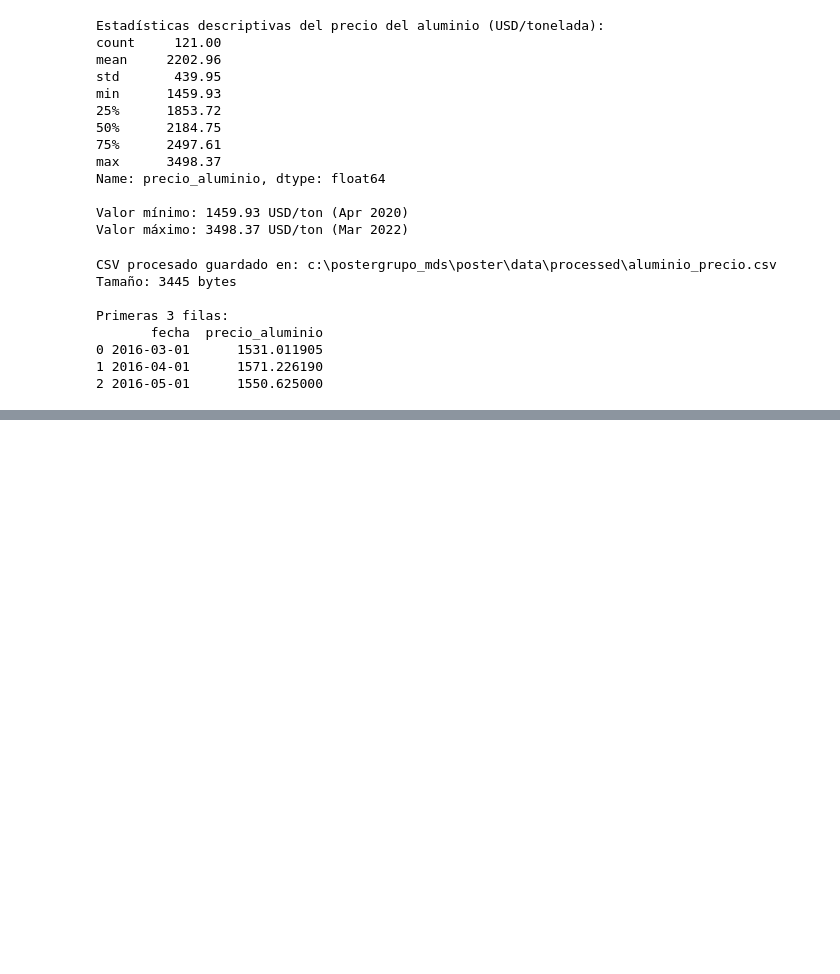
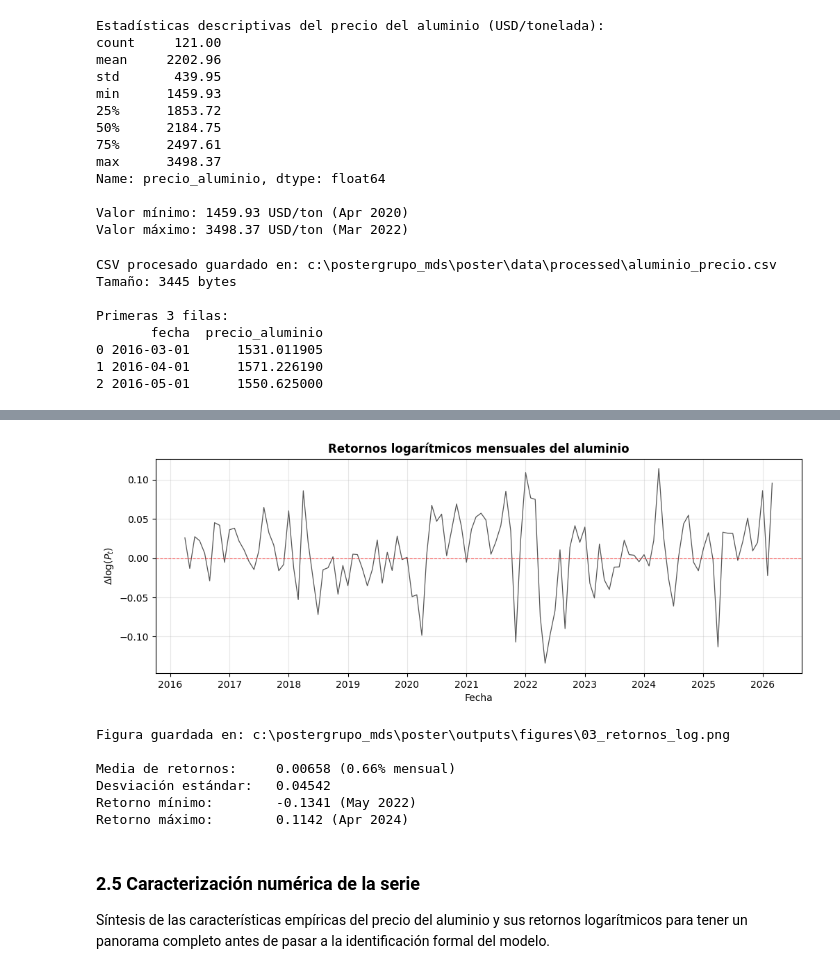
Before and after one commit to dilantovar/poster, a Jupyter notebook: notebooks/01_box_jenkins_aluminium.ipynb, the cells around one changed output, grey strips where cells are left out. Saved outputs shown, nothing was run; the diff lists cells and outputs as text; code cells hidden in the pictures; blank space fills up the shorter version.

```diff
--- a/notebooks/01_box_jenkins_aluminium.ipynb
+++ b/notebooks/01_box_jenkins_aluminium.ipynb
@@ -231,0 +364,35 @@ Primeras 3 filas:
+# %%
+# %% Retornos logarítmicos mensuales ===================
+
+retornos_log = aluminio_log.diff().dropna()
+
+fig, ax = plt.subplots(figsize=(12, 4))
+ax.plot(retornos_log.index, retornos_log.values, color="#555555", linewidth=0.9)
+ax.axhline(0, color="red", linestyle="--", linewidth=0.8, alpha=0.6)
+ax.set_title("Retornos logarítmicos mensuales del aluminio",
+             fontsize=12, fontweight="bold")
+ax.set_xlabel("Fecha")
+ax.set_ylabel(r"$\Delta \log(P_t)$")
+ax.grid(True, alpha=0.3)
+
+ruta_fig = FIGURES / "03_retornos_log.png"
+plt.savefig(ruta_fig)
+plt.show()
+
+print(f"Figura guardada en: {ruta_fig}")
+print(f"\nMedia de retornos:     {retornos_log.mean():.5f} ({retornos_log.mean()*100:.2f}% mensual)")
+print(f"Desviación estándar:   {retornos_log.std():.5f}")
+print(f"Retorno mínimo:        {retornos_log.min():.4f} ({retornos_log.idxmin().strftime('%b %Y')})")
+print(f"Retorno máximo:        {retornos_log.max():.4f} ({retornos_log.idxmax().strftime('%b %Y')})")
+# %% [output]
+[figure, added]
+Figura guardada en: c:\postergrupo_mds\poster\outputs\figures\03_retornos_log.png
+
+Media de retornos:     0.00658 (0.66% mensual)
+Desviación estándar:   0.04542
+Retorno mínimo:        -0.1341 (May 2022)
+Retorno máximo:        0.1142 (Apr 2024)
+# %% [markdown]
+### 2.5 Caracterización numérica de la serie
+
+Síntesis de las características empíricas del precio del aluminio y sus retornos logarítmicos para tener un panorama completo antes de pasar a la identificación formal del modelo.
```
Also changed, not shown: parts of 29 cells of this notebook.
